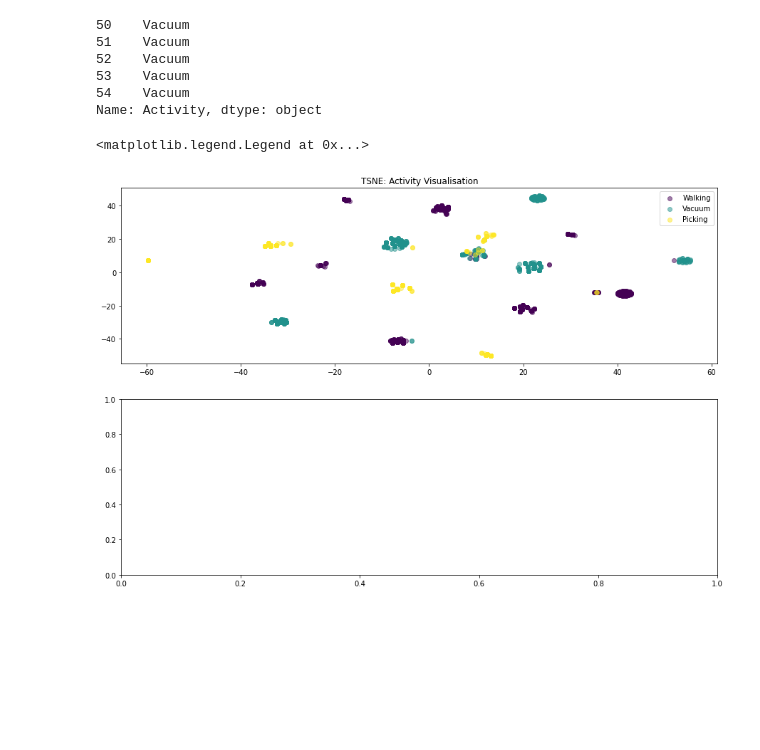
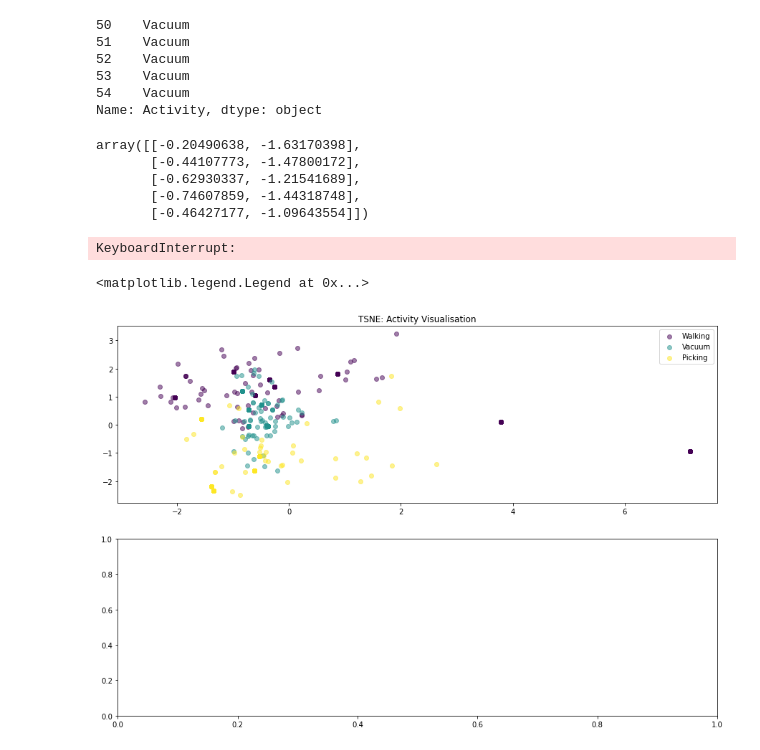
Before and after one commit to sarathiringer/AIforGenderEquality, a Jupyter notebook: Sensor Data.ipynb, the cells around one changed output. Drawn from its saved outputs; the diff is of its cells as text; code cells hidden in the pictures; blank space fills up the shorter version.

```diff
--- a/Sensor Data.ipynb
+++ b/Sensor Data.ipynb
@@ -88,11 +88,21 @@ x = scl.fit_transform(x)
 from sklearn.decomposition import PCA
 
 # Reduce dimensions
-pca = PCA(n_components = 0.9, random_state = 42)
+pca = PCA(n_components = 2, random_state = 42)
 x = pca.fit_transform(x)
+# %%
+x[:5]
+# %% [output]
+array([[-0.20490638, -1.63170398],
+       [-0.44107773, -1.47800172],
+       [-0.62930337, -1.21541689],
+       [-0.74607859, -1.44318748],
+       [-0.46427177, -1.09643554]])
 # %%
 from sklearn.manifold import TSNE
 
 # Transform
 tsne = TSNE(random_state = 42)
 x_transformed = tsne.fit_transform(x)
+# %% [output]
+KeyboardInterrupt:
@@ -99,22 +111,22 @@ x_transformed = tsne.fit_transform(x)
 # %%
 import matplotlib.pyplot as plt
 from matplotlib.cm import get_cmap
 from matplotlib.colors import rgb2hex
 
 # Subplot
 fig, axarr = plt.subplots(2, 1, figsize =(15, 10))
 
 n = y.unique().shape[0]
 colormap = get_cmap('viridis')
 colors = [rgb2hex(colormap(col)) for col in np.arange(0, 1.01, 1/(n-1))]
 
 # Plot each activity
 for i, group in enumerate(y.value_counts().index):
     # Mask to separate sets
     mask = (y==group).values
-    axarr[0].scatter(x=x_transformed[mask][:,0], y=x_transformed[mask][:,1], c=colors[i], alpha=0.5, label=group)
+    axarr[0].scatter(x=x[mask][:,0], y=x[mask][:,1], c=colors[i], alpha=0.5, label=group)
 axarr[0].set_title('TSNE: Activity Visualisation')
 axarr[0].legend()
 # %% [output]
 <matplotlib.legend.Legend at 0x...>
-[figure, old version]
+[figure, new version]
```
Also changed, not shown: parts of 2 cells of this notebook.
